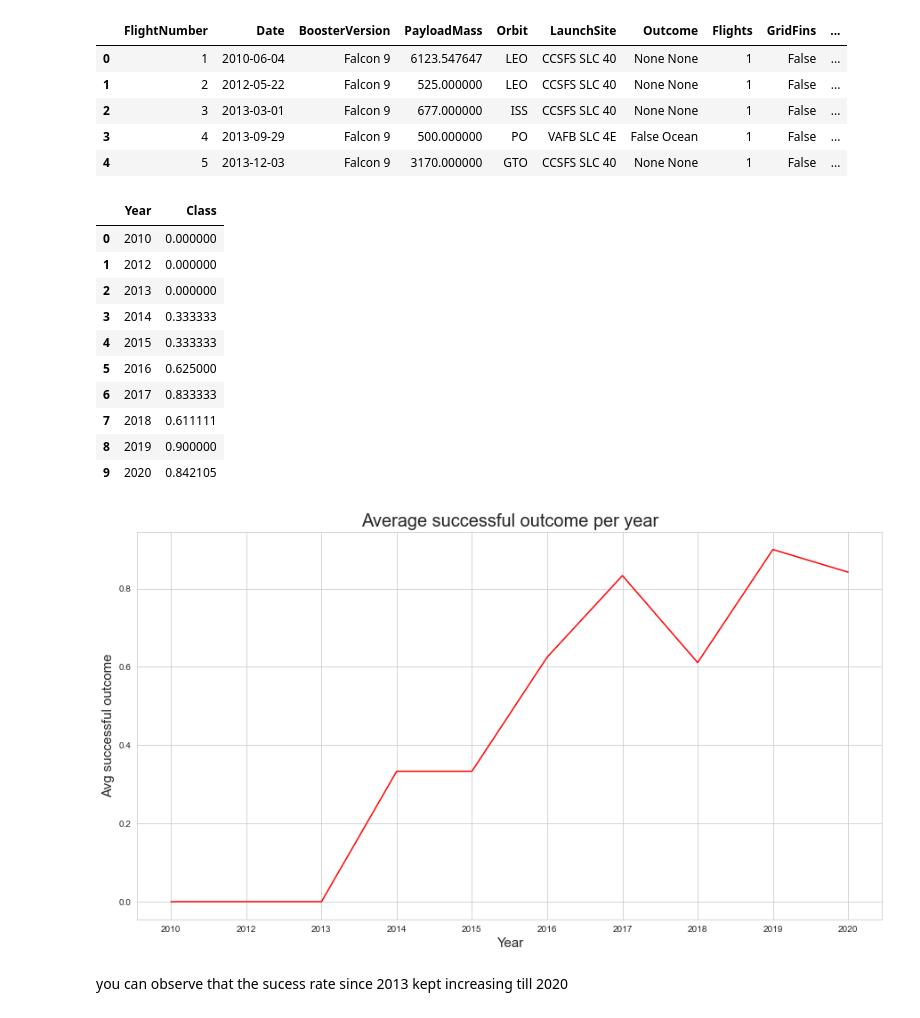
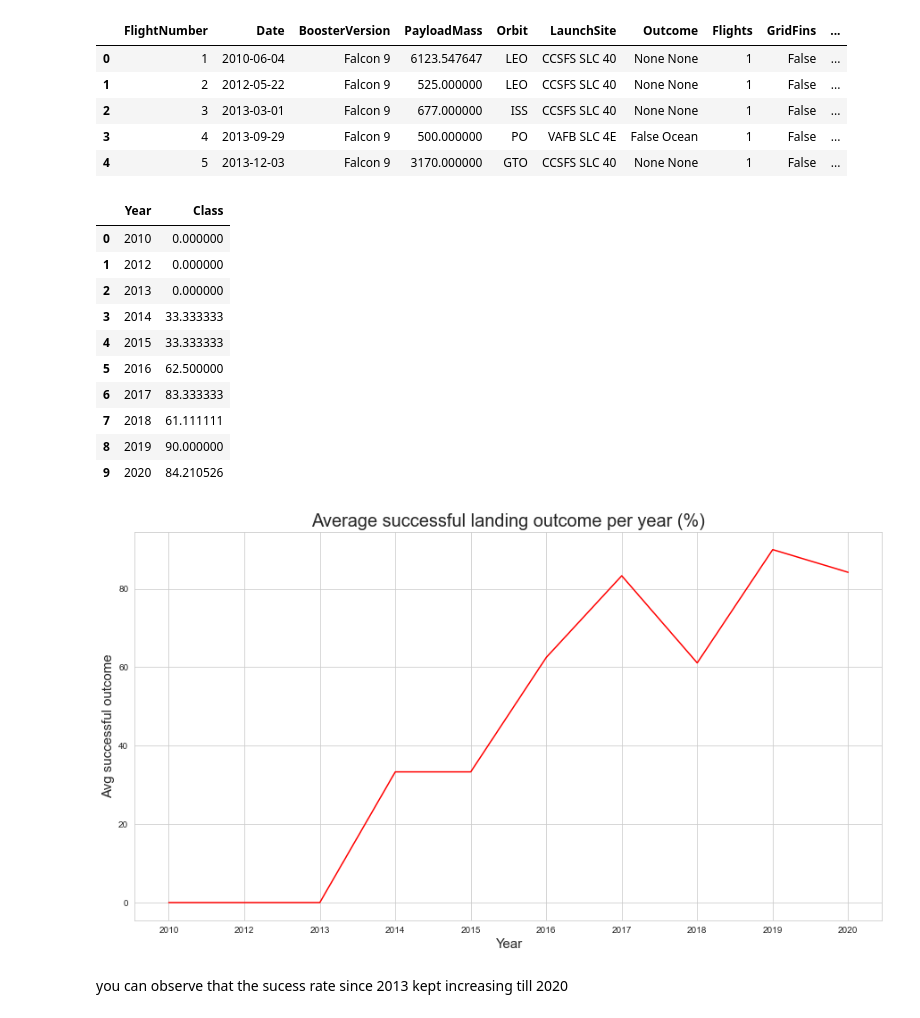
Before and after one commit to Pavel-Moscow/test, a Jupyter notebook: EDA_with_APIdata.ipynb, the cells around one changed output. Saved outputs shown, nothing was run; the diff lists cells and outputs as text; code cells hidden in the pictures.

```diff
--- a/EDA_with_APIdata.ipynb
+++ b/EDA_with_APIdata.ipynb
@@ -87,8 +101,10 @@ Next, let's drill down to each site visualize its detailed launch records.
 Use the function <code>catplot</code> to plot <code>FlightNumber</code> vs <code>LaunchSite</code>, set the  parameter <code>x</code>  parameter to <code>FlightNumber</code>,set the  <code>y</code> to <code>Launch Site</code> and set the parameter <code>hue</code> to <code>'class'</code>
 # %%
 # Plot a scatter point chart with x axis to be Flight Number and y axis to be the launch site, and hue to be the class value
-sns.catplot(x="FlightNumber", y="LaunchSite", hue="Class", data=df, aspect=4, s=10)
+sns.catplot(x="FlightNumber", y="LaunchSite", hue="Class", data=df, aspect = 3, s=8)
 plt.xlabel("Flight Number",fontsize=20)
 plt.ylabel("Launch Site",fontsize=20)
+plt.title('Distribution of launches from different sites by flight number', fontsize = 30)
+sns.set_style('white')
 plt.show()
 # %% [output]
@@ -217,30 +233,31 @@ df.head()
 # %%
 df_lineplot = df[['Year', 'Class']]
 df_lineplot = df_lineplot.groupby(['Year'], as_index = False).mean()
+df_lineplot[ 'Class'] = df_lineplot[ 'Class']*100
 df_lineplot
 # %% [output]
 |  | Year | Class |
 | 0 | 2010 | 0.000000 |
 | 1 | 2012 | 0.000000 |
 | 2 | 2013 | 0.000000 |
-| 3 | 2014 | 0.333333 |
-| 4 | 2015 | 0.333333 |
-| 5 | 2016 | 0.625000 |
-| 6 | 2017 | 0.833333 |
-| 7 | 2018 | 0.611111 |
-| 8 | 2019 | 0.900000 |
-| 9 | 2020 | 0.842105 |
+| 3 | 2014 | 33.333333 |
+| 4 | 2015 | 33.333333 |
+| 5 | 2016 | 62.500000 |
+| 6 | 2017 | 83.333333 |
+| 7 | 2018 | 61.111111 |
+| 8 | 2019 | 90.000000 |
+| 9 | 2020 | 84.210526 |
 # %%
 # Plot a line chart with x axis to be the extracted year and y axis to be the success rate
 plt.figure(figsize = (15,8))
 sns.lineplot(data = df_lineplot, x = 'Year', y = 'Class', color='r')
 plt.xlabel('Year', fontsize = 15)
 plt.ylabel('Avg successful outcome', fontsize = 15)
-plt.title('Average successful outcome per year', fontsize = 20)
+plt.title('Average successful landing outcome per year (%)', fontsize = 20)
 sns.set_style('whitegrid')
 plt.show()
 # %% [output]
-[figure, old version]
+[figure, new version]
 # %% [markdown]
 you can observe that the sucess rate since 2013 kept increasing till 2020
 # %% [markdown]
```
Also changed, not shown: parts of 15 cells of this notebook.
